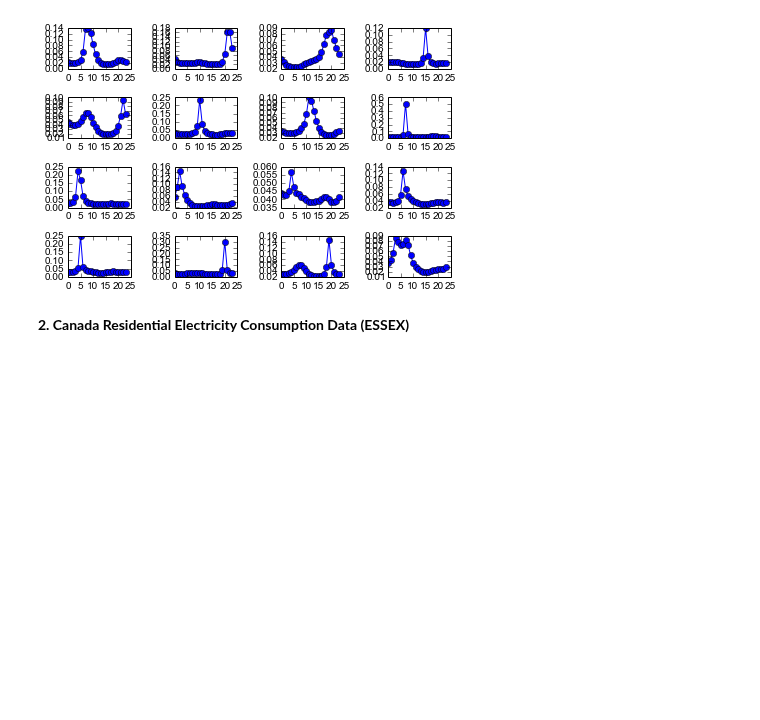
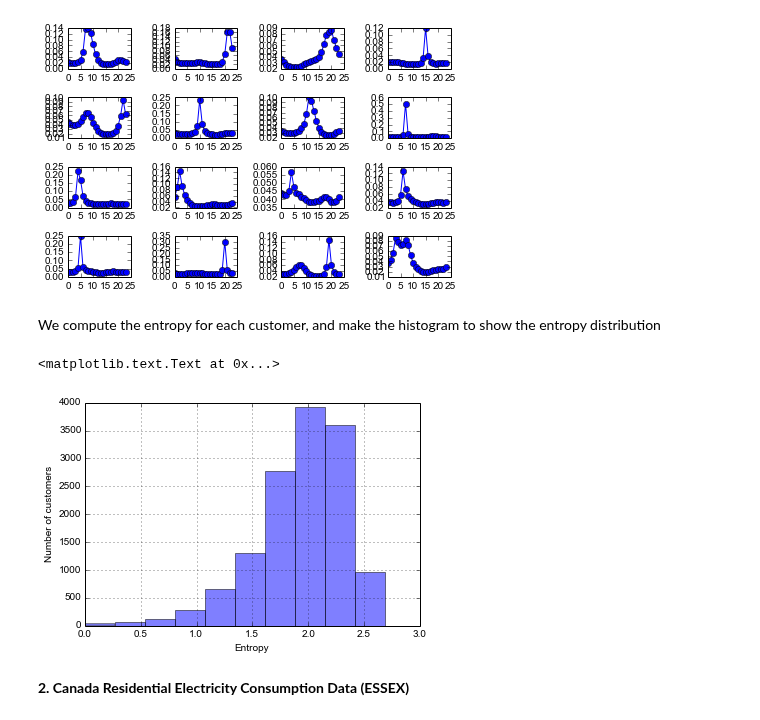
Before and after one commit to xiufengliu/SmartMeterDataAnalytics, a Jupyter notebook: experiments/clustering/Figures.ipynb, the cells around one changed output. Cells and saved outputs as stored; diff of their text form; code cells hidden in the pictures; blank space fills up the shorter version.

```diff
--- a/experiments/clustering/Figures.ipynb
+++ b/experiments/clustering/Figures.ipynb
@@ -123,6 +126,18 @@ plt.tight_layout()
 plt.show()
 # %% [output]
 [figure]
+# %% [markdown]
+We compute the entropy for each customer, and make the histogram to show the entropy distribution
+# %%
+entropy_table = pd.read_csv('au_entropy.csv',sep='|', names=['meterid','entropy'])
+
+plt.figure();
+entropy_table.entropy.hist(alpha=0.5)
+plt.ylabel('Number of customers')
+plt.xlabel('Entropy')
+# %% [output]
+<matplotlib.text.Text at 0x...>
+[figure, added]
 # %% [markdown]
 **2. Canada Residential Electricity Consumption Data (ESSEX)**
 # %%
```
Also changed, not shown: parts of 4 cells of this notebook, 27 other files.
